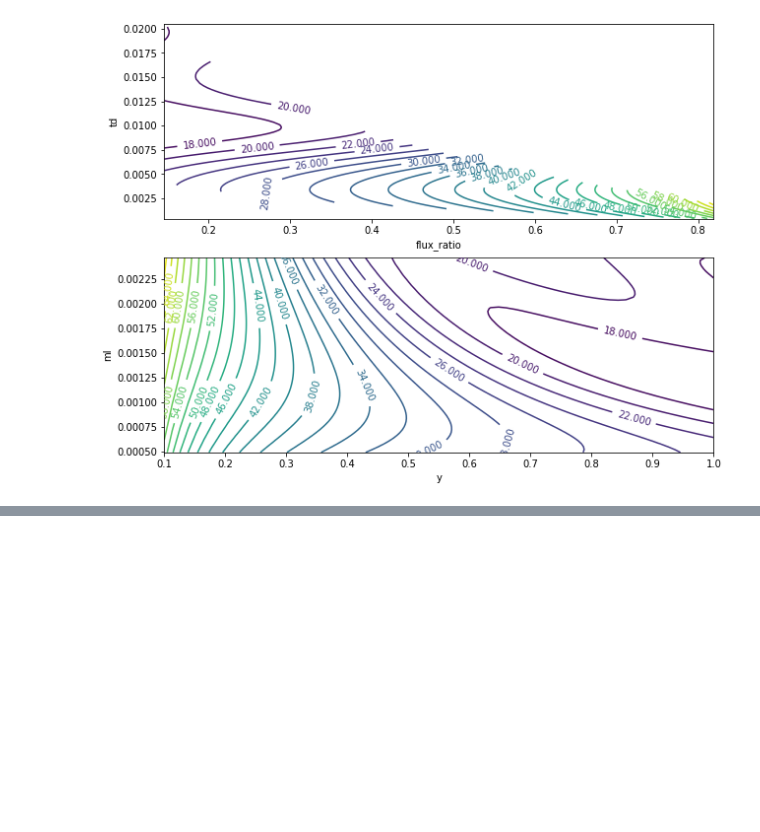
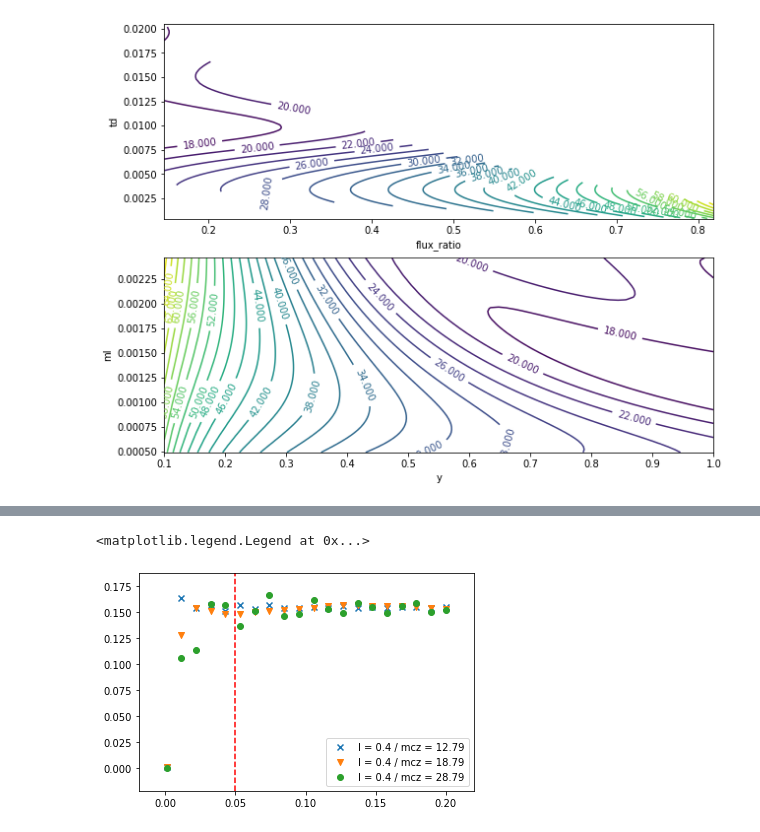
Before and after one commit to astroboy07/GW_Lensing, a Jupyter notebook: lens_properties.ipynb, the cells around one changed output, grey strips where cells are left out. Saved outputs shown, nothing was run; the diff lists cells and outputs as text; code cells hidden in the pictures; blank space fills up the shorter version.

```diff
--- a/lens_properties.ipynb
+++ b/lens_properties.ipynb
@@ -157,0 +285,21 @@ z = contour_plot(100 * solar_mass,
+# %%
+data_file = 'overlap_lensing_td_I=0.4_mcz=12.79.csv'
+df_5 = pd.read_csv(data_path + data_file, header = None, converters = {1: eval})
+df_5['match'] = np.array([-df_5[1][i][0] for i in range(len(df_5))])
+# %%
+data_file = 'overlap_lensing_td_I=0.4_mcz=18.79.csv'
+df_6 = pd.read_csv(data_path + data_file, header = None, converters = {1: eval})
+df_6['match'] = np.array([-df_6[1][i][0] for i in range(len(df_6))])
+# %%
+data_file = 'overlap_lensing_td_I=0.4_mcz=28.79.csv'
+df_7 = pd.read_csv(data_path + data_file, header = None, converters = {1: eval})
+df_7['match'] = np.array([-df_7[1][i][0] for i in range(len(df_7))])
+# %%
+plt.scatter(df_5[0], 1 - df_5['match'], marker = 'x', label = 'I = 0.4 / mcz = 12.79')
+plt.scatter(df_6[0], 1 - df_6['match'], marker = 'v', label = 'I = 0.4 / mcz = 18.79')
+plt.scatter(df_7[0], 1 - df_7['match'], marker = 'o', label = 'I = 0.4 / mcz = 28.79')
+plt.axvline(x=0.05, color='r', linestyle='--')
+plt.legend(loc = 4)
+# %% [output]
+<matplotlib.legend.Legend at 0x...>
+[figure, added]
```
Also changed, not shown: parts of 31 cells of this notebook, 15 other files.
